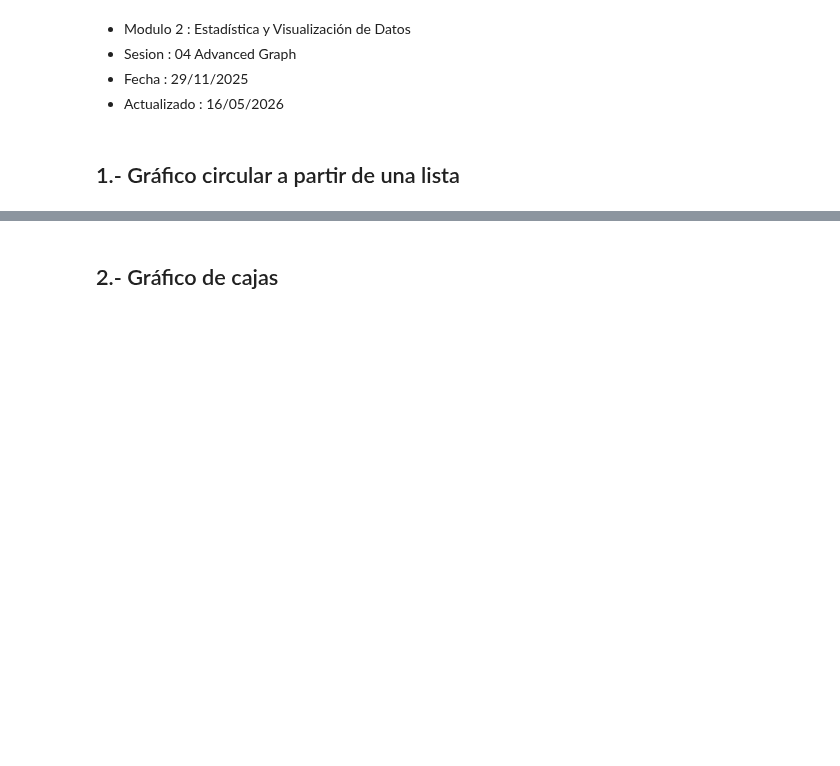
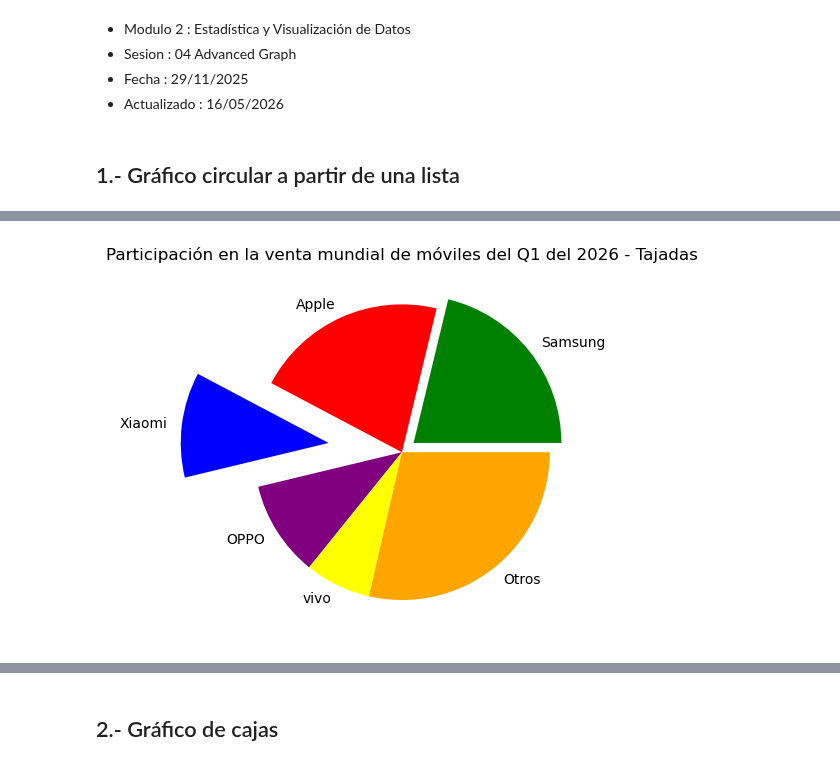
Before and after one commit to jgomezz/cpe_ciencia_datos_python, a Jupyter notebook: mod2_estadistica_y_visualizacion/semana_04_advanced_graph.ipynb, the cells around one changed output, grey strips where cells are left out. Saved outputs shown, nothing was run; the diff lists cells and outputs as text; code cells hidden in the pictures; blank space fills up the shorter version.

```diff
--- a/mod2_estadistica_y_visualizacion/semana_04_advanced_graph.ipynb
+++ b/mod2_estadistica_y_visualizacion/semana_04_advanced_graph.ipynb
@@ -37,13 +41,16 @@ plt.show()
 # %%
-# Cantidad de móviles vendidos en Q3 - 2025 - Tajadas
-etiquetas = ['Samsung', 'Apple', 'Xiaomi', 'Transsion', 'vivo', 'Otros']
-valores = [61.4, 58.6, 43.5, 29.2, 28.8, 101.2]
+# Cantidad de móviles vendidos en Q1 - 2026
+etiquetas = ['Samsung', 'Apple', 'Xiaomi', 'OPPO', 'vivo', 'Otros']
+valores = [62.4, 61.8, 33.8, 30.7, 21.2, 84.0]
 colores = ['green', 'red', 'blue', 'purple', 'yellow', 'orange']
 explode = [0.1, 0, 0.5, 0, 0, 0]
-plt.title("Participación en la venta mundial de móviles del Q3 del 2025 - Tajadas")
+
+plt.title("Participación en la venta mundial de móviles del Q1 del 2026 - Tajadas")
 plt.pie(valores, labels=etiquetas, colors=colores, explode=explode) # Tajadas
 plt.savefig("output/pie-03")
 plt.show()
+# %% [output]
+[figure, added]
 # %%
 font = {'family': 'serif',
         'color': 'green',
```
Also changed, not shown: parts of 8 cells of this notebook, 4 other files.
